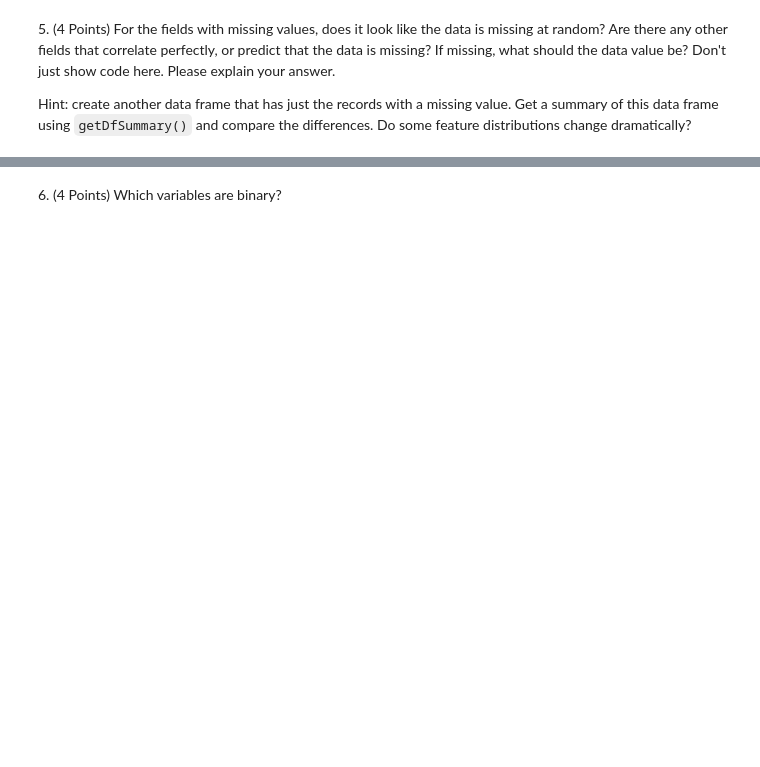
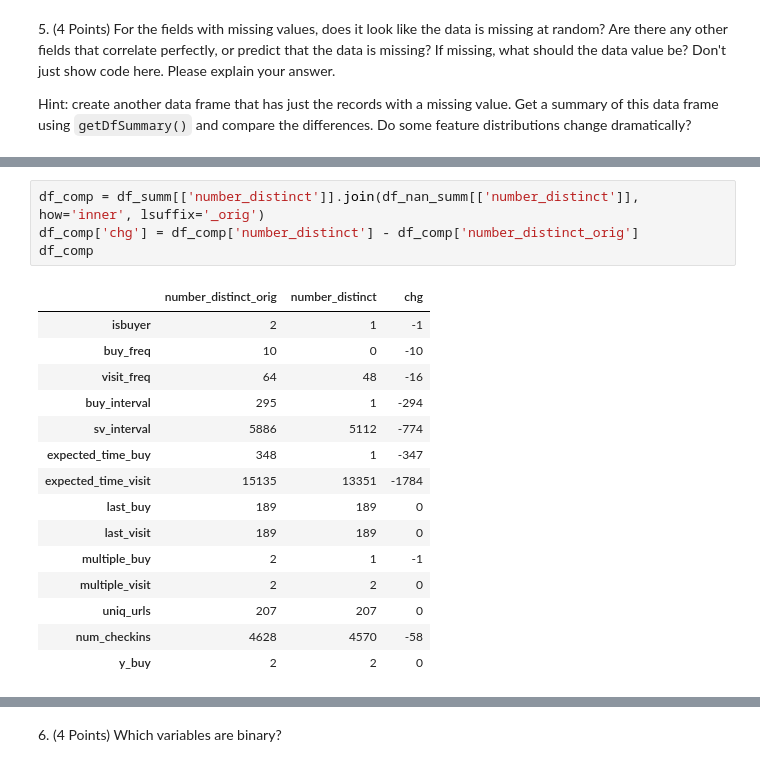
Before and after one commit to rmfeng/ds1001, a Jupyter notebook: homework/hw2/Homework 2.ipynb, the cells around one changed output, grey strips where cells are left out. Cells and saved outputs as stored; diff of their text form; blank space fills up the shorter version.

```diff
--- a/homework/hw2/Homework 2.ipynb
+++ b/homework/hw2/Homework 2.ipynb
@@ -110,0 +191,20 @@ Hint: create another data frame that has just the records with a missing value.
+# %%
+df_comp = df_summ[['number_distinct']].join(df_nan_summ[['number_distinct']], how='inner', lsuffix='_orig')
+df_comp['chg'] = df_comp['number_distinct'] - df_comp['number_distinct_orig']
+df_comp
+# %% [output]
+|  | number_distinct_orig | number_distinct | chg |
+| isbuyer | 2 | 1 | -1 |
+| buy_freq | 10 | 0 | -10 |
+| visit_freq | 64 | 48 | -16 |
+| buy_interval | 295 | 1 | -294 |
+| sv_interval | 5886 | 5112 | -774 |
+| expected_time_buy | 348 | 1 | -347 |
+| expected_time_visit | 15135 | 13351 | -1784 |
+| last_buy | 189 | 189 | 0 |
+| last_visit | 189 | 189 | 0 |
+| multiple_buy | 2 | 1 | -1 |
+| multiple_visit | 2 | 2 | 0 |
+| uniq_urls | 207 | 207 | 0 |
+| num_checkins | 4628 | 4570 | -58 |
+| y_buy | 2 | 2 | 0 |
```
Also changed, not shown: parts of 23 cells of this notebook, 2 other files.
